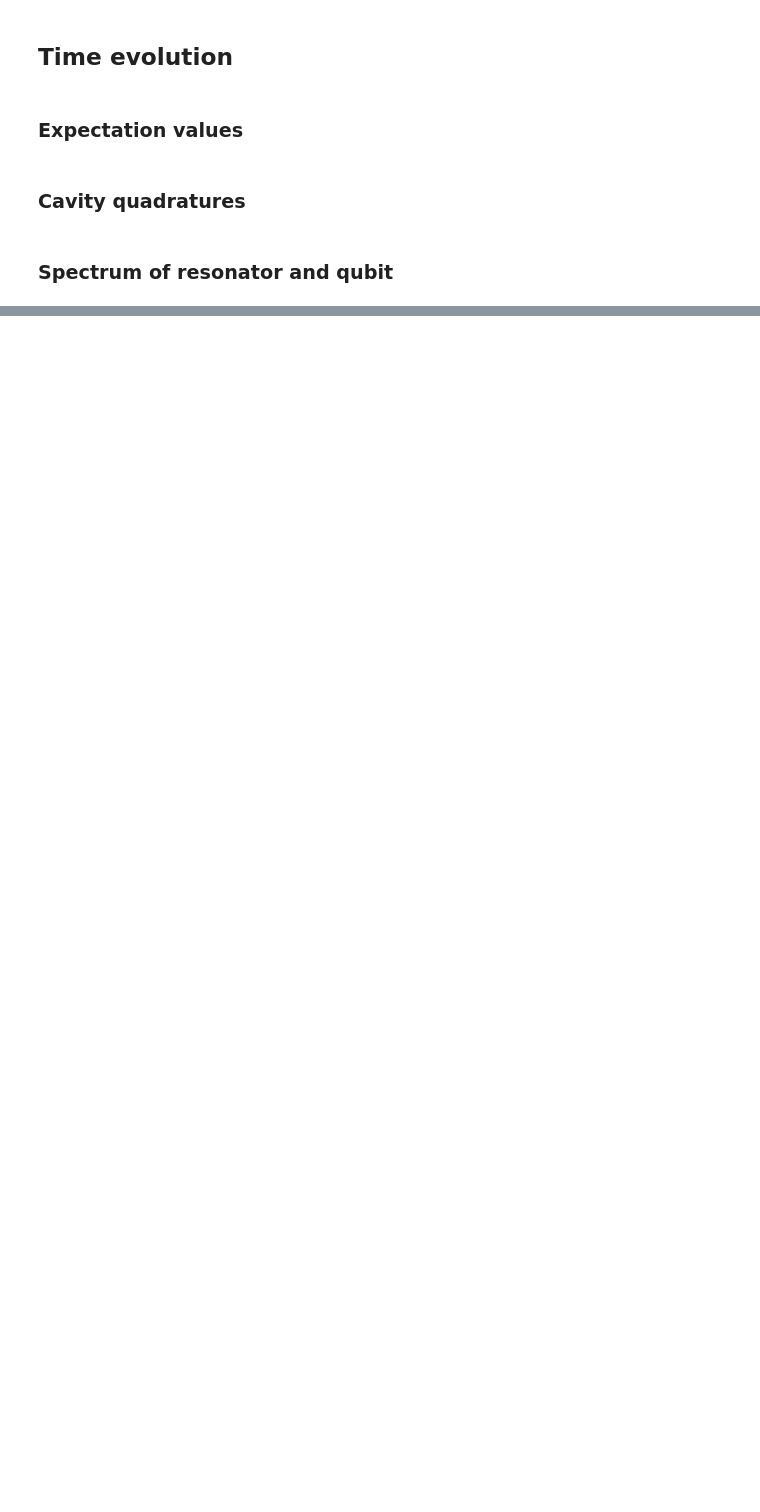
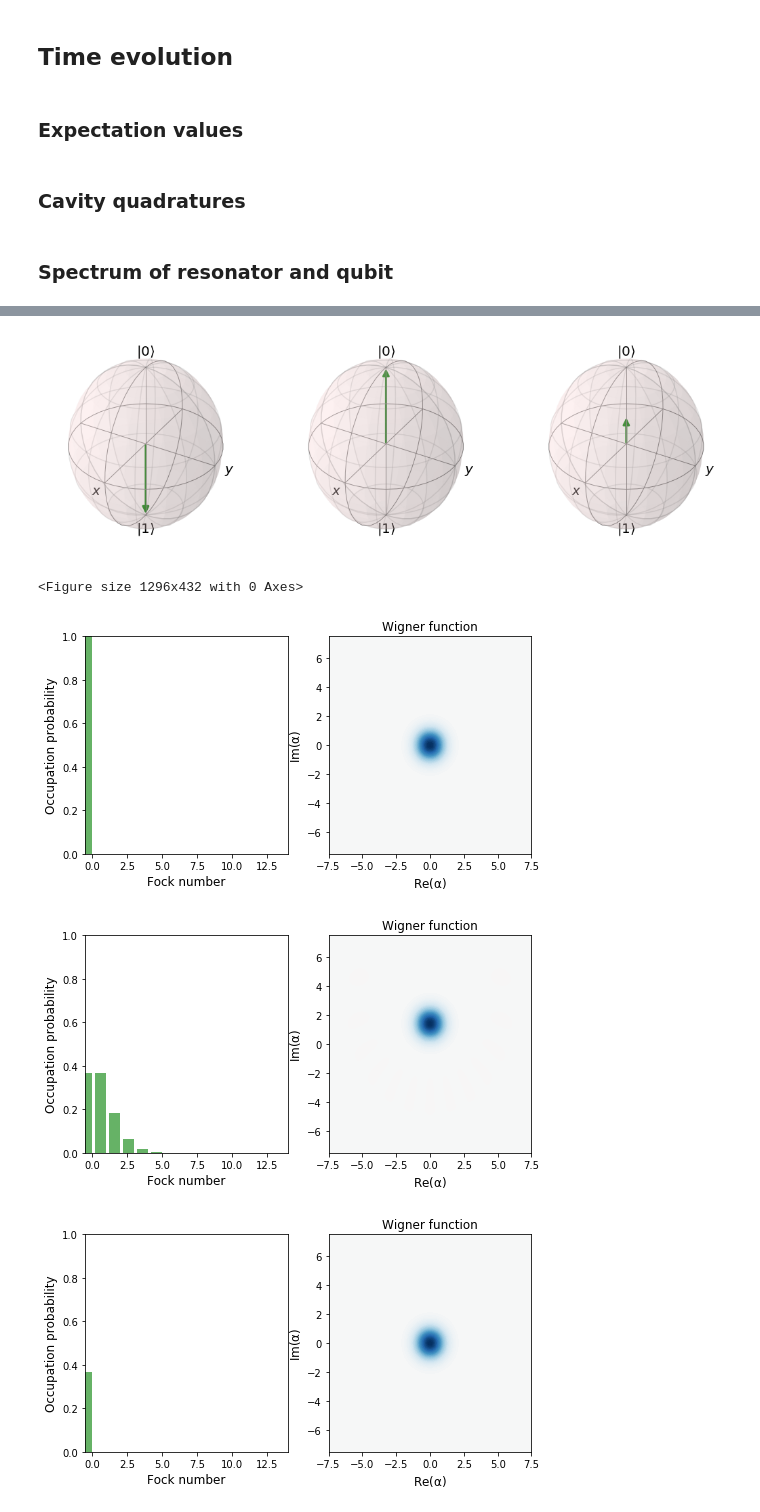
Before and after one commit to JohanWinther/cat-state-encoding, a Jupyter notebook: cat-state-encoding.ipynb, the cells around one changed output, grey strips where cells are left out. Cells and saved outputs as stored; diff of their text form; code cells hidden in the pictures; blank space fills up the shorter version.

```diff
--- a/cat-state-encoding.ipynb
+++ b/cat-state-encoding.ipynb
@@ -252,30 +285,35 @@ def plot_wigners(states):
 # Time slot length
 l_ts = 1
 # Time allowed for the evolution (nanosec)
-evo_time = 500
+evo_time = 1 * w_r_true
+evo_time = 2
 # Number of time slots
 n_ts = int(evo_time//l_ts + 1)
+n_ts = 50
 # %%
 # Fidelity error target
-fid_err_targ = 1e-3
+fid_err_targ = 1e-8
 # Maximum iterations for the optisation algorithm
-max_iter = 200
+max_iter = 1000
 # Maximum (elapsed) time allowed in seconds
 max_wall_time = 60*1
 # Minimum gradient (sum of gradients squared)
 # as this tends to 0 -> local minima has been found
 min_grad = 1e-20
 # pulse type alternatives: RND|ZERO|LIN|SINE|SQUARE|SAW|TRIANGLE|
-p_type = 'RND'
+p_type = 'ZERO'
 #Set to None to suppress output files
 #f_ext = "{}_n_ts{}_ptype{}.txt".format(example_name, n_ts, p_type)
 f_ext = None
 # %%
+print("Initial fidelity: {}".format(fidelity((phi),(phi_targ))))
 result = cpo.optimize_pulse(drift, ctrls, phi, phi_targ, n_ts, evo_time,
                 fid_err_targ=fid_err_targ, min_grad=min_grad,
                 max_iter=max_iter, max_wall_time=max_wall_time,
                 out_file_ext=f_ext, init_pulse_type=p_type,
-                log_level=log_level, gen_stats=True)
+                log_level=log_level, gen_stats=True,
+                fid_params={'phase_option':'SU'},
+                fid_type='TRACEDIFF',)
 result.stats.report()
 print("Final evolution\n{}\n".format(result.evo_full_final))
 print("********* Summary *****************")
@@ -288,8 +344,15 @@ print("Completed in {} HH:MM:SS.US".format(datetime.timedelta(seconds=result.wal
 # %%
 states = [phi, phi_targ, result.evo_full_final]
 qubit_states = [s.ptrace(0) for s in states]
 res_states = [s.ptrace(1) for s in states]
-plot_wigners(qubit_states + res_states)
+plot_states(qubit_states, True)
+plot_states(res_states)
+# %% [output]
+[figure, added]
+<Figure size 1296x432 with 0 Axes>
+[figure, added]
+[figure, added]
+[figure, added]
 # %%
 def plot_control_pulses(result):
     fig1 = plt.figure()
```
Also changed, not shown: parts of 16 cells of this notebook, 2 other files.
